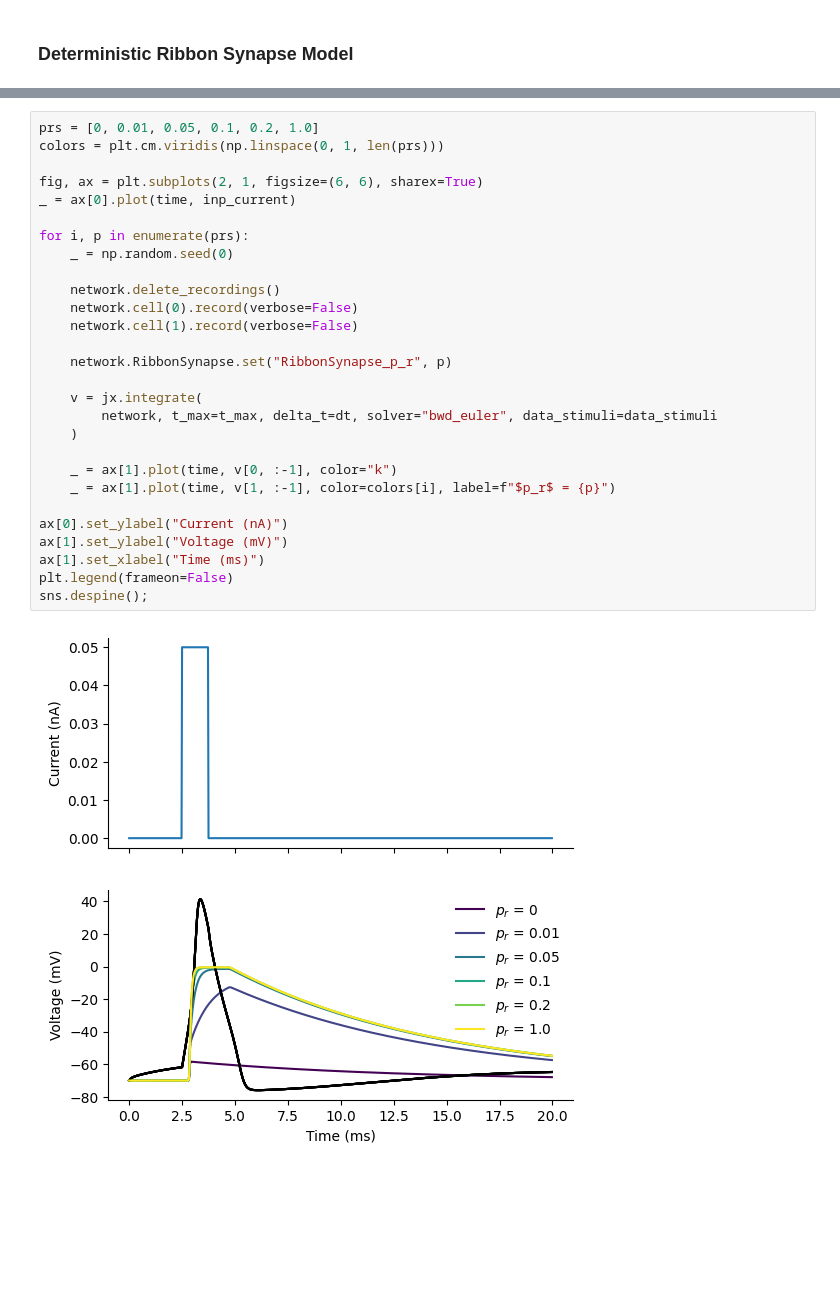
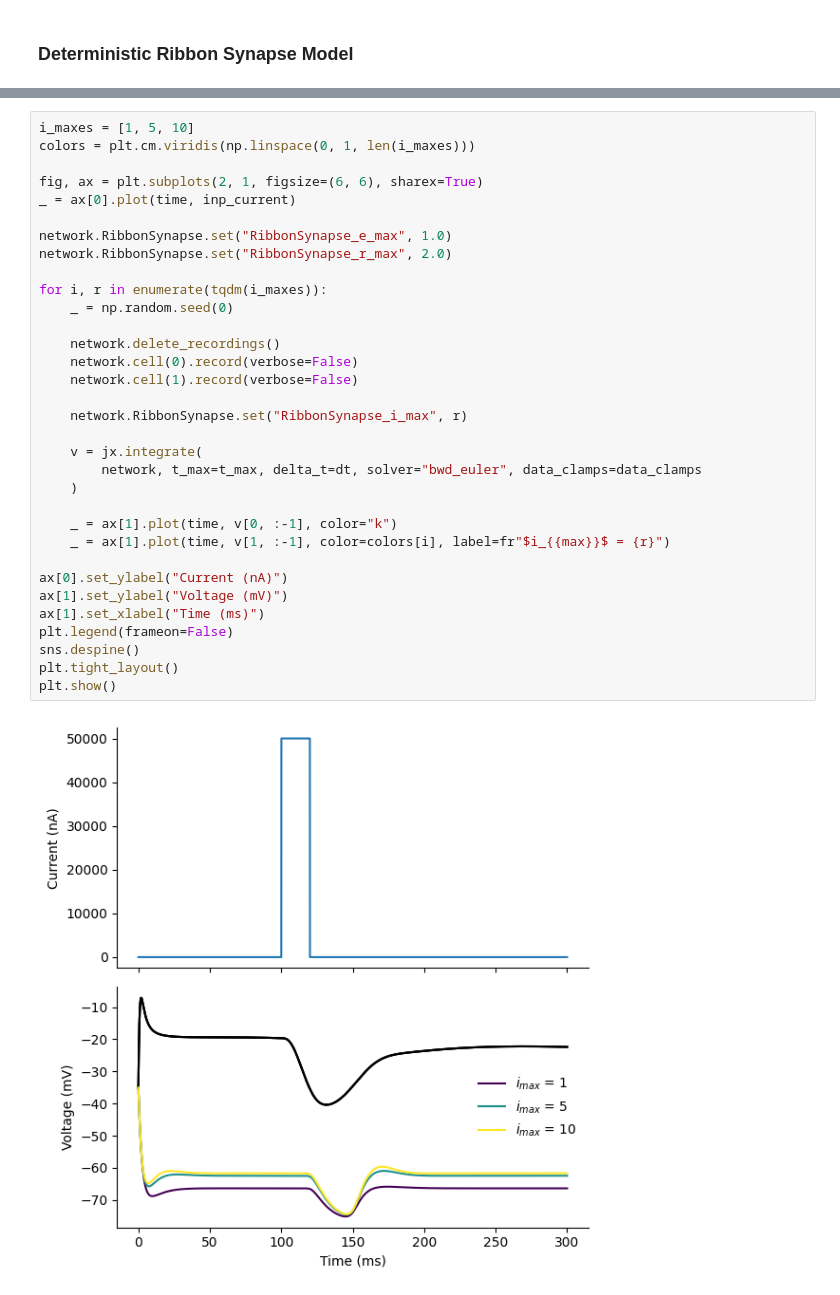
Before and after one commit to jaxleyverse/jaxley-mech, a Jupyter notebook: notebooks/synapses/ribbon.ipynb, the cells around one changed output, grey strips where cells are left out. Cells and saved outputs as stored; diff of their text form; blank space fills up the shorter version.

```diff
--- a/notebooks/synapses/ribbon.ipynb
+++ b/notebooks/synapses/ribbon.ipynb
@@ -153,30 +252,35 @@ sns.despine();
 # %%
-prs = [0, 0.01, 0.05, 0.1, 0.2, 1.0]
-colors = plt.cm.viridis(np.linspace(0, 1, len(prs)))
+i_maxes = [1, 5, 10]
+colors = plt.cm.viridis(np.linspace(0, 1, len(i_maxes)))
 
 fig, ax = plt.subplots(2, 1, figsize=(6, 6), sharex=True)
 _ = ax[0].plot(time, inp_current)
 
-for i, p in enumerate(prs):
+network.RibbonSynapse.set("RibbonSynapse_e_max", 1.0)
+network.RibbonSynapse.set("RibbonSynapse_r_max", 2.0)
+
+for i, r in enumerate(tqdm(i_maxes)):
     _ = np.random.seed(0)
 
     network.delete_recordings()
     network.cell(0).record(verbose=False)
     network.cell(1).record(verbose=False)
 
-    network.RibbonSynapse.set("RibbonSynapse_p_r", p)
+    network.RibbonSynapse.set("RibbonSynapse_i_max", r)
 
     v = jx.integrate(
-        network, t_max=t_max, delta_t=dt, solver="bwd_euler", data_stimuli=data_stimuli
+        network, t_max=t_max, delta_t=dt, solver="bwd_euler", data_clamps=data_clamps
     )
 
     _ = ax[1].plot(time, v[0, :-1], color="k")
-    _ = ax[1].plot(time, v[1, :-1], color=colors[i], label=f"$p_r$ = {p}")
+    _ = ax[1].plot(time, v[1, :-1], color=colors[i], label=fr"$i_{{max}}$ = {r}")
 
 ax[0].set_ylabel("Current (nA)")
 ax[1].set_ylabel("Voltage (mV)")
 ax[1].set_xlabel("Time (ms)")
 plt.legend(frameon=False)
-sns.despine();
+sns.despine()
+plt.tight_layout()
+plt.show()
 # %% [output]
-[figure, old version]
+[figure, new version]
```
Also changed, not shown: parts of 13 cells of this notebook, 3 other files.
